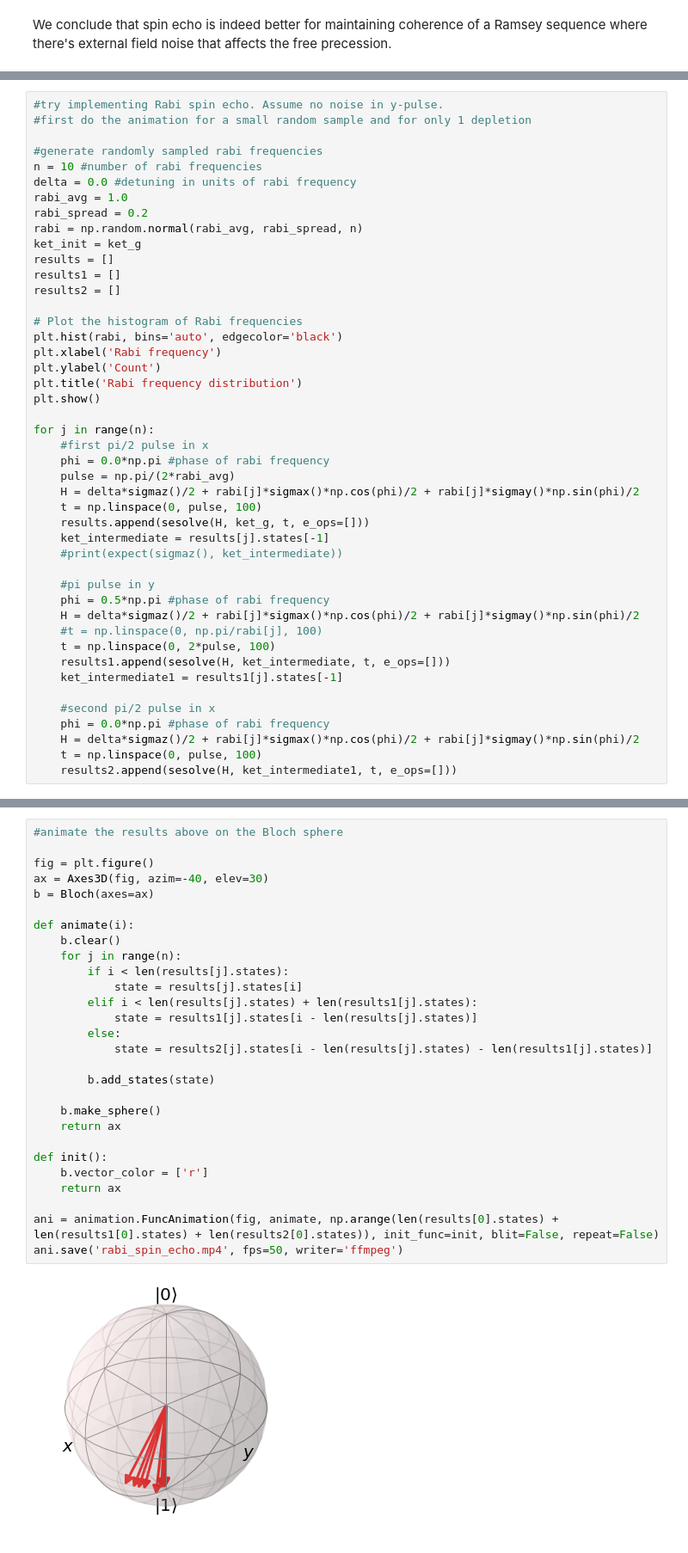
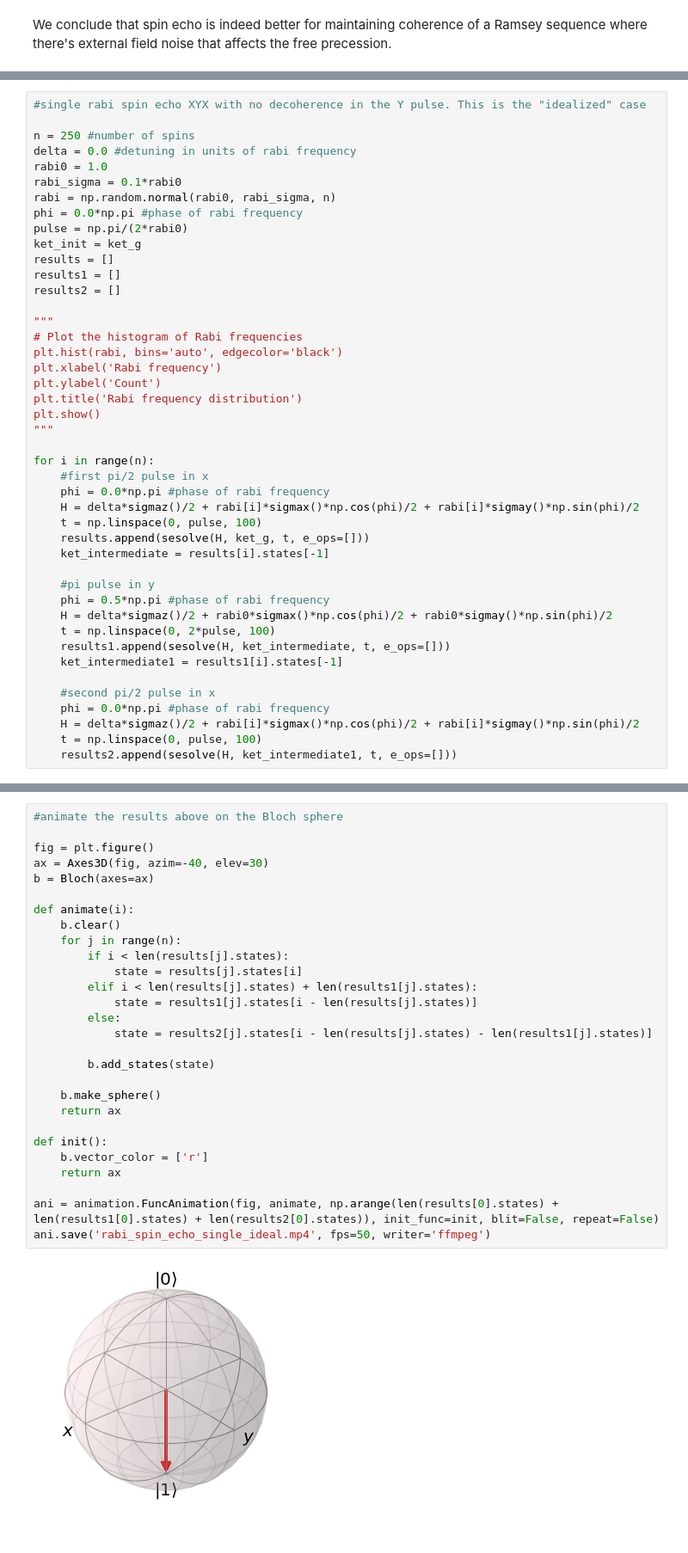
Before and after one commit to geoffrey-zheng/SrF-Calcs, a Jupyter notebook: Microwaves/Rotational-State-Transfer/spin-echo.ipynb, the cells around one changed output, grey strips where cells are left out. Shown at 86% size. Drawn from its saved outputs; the diff is of its cells as text.

```diff
--- a/Microwaves/Rotational-State-Transfer/spin-echo.ipynb
+++ b/Microwaves/Rotational-State-Transfer/spin-echo.ipynb
@@ -352,45 +357,44 @@ plt.show()
 # %%
-#try implementing Rabi spin echo. Assume no noise in y-pulse.
-#first do the animation for a small random sample and for only 1 depletion
+#single rabi spin echo XYX with no decoherence in the Y pulse. This is the "idealized" case
 
-#generate randomly sampled rabi frequencies
-n = 10 #number of rabi frequencies
+n = 250 #number of spins
 delta = 0.0 #detuning in units of rabi frequency
-rabi_avg = 1.0
-rabi_spread = 0.2
-rabi = np.random.normal(rabi_avg, rabi_spread, n)
+rabi0 = 1.0
+rabi_sigma = 0.1*rabi0
+rabi = np.random.normal(rabi0, rabi_sigma, n)
+phi = 0.0*np.pi #phase of rabi frequency
+pulse = np.pi/(2*rabi0)
 ket_init = ket_g
 results = []
 results1 = []
 results2 = []
 
+"""
 # Plot the histogram of Rabi frequencies
 plt.hist(rabi, bins='auto', edgecolor='black')
 plt.xlabel('Rabi frequency')
 plt.ylabel('Count')
 plt.title('Rabi frequency distribution')
 plt.show()
+"""
 
-for j in range(n):
+for i in range(n):
     #first pi/2 pulse in x
     phi = 0.0*np.pi #phase of rabi frequency
-    pulse = np.pi/(2*rabi_avg)
-    H = delta*sigmaz()/2 + rabi[j]*sigmax()*np.cos(phi)/2 + rabi[j]*sigmay()*np.sin(phi)/2
+    H = delta*sigmaz()/2 + rabi[i]*sigmax()*np.cos(phi)/2 + rabi[i]*sigmay()*np.sin(phi)/2
     t = np.linspace(0, pulse, 100)
     results.append(sesolve(H, ket_g, t, e_ops=[]))
-    ket_intermediate = results[j].states[-1]
-    #print(expect(sigmaz(), ket_intermediate))
+    ket_intermediate = results[i].states[-1]
 
     #pi pulse in y
     phi = 0.5*np.pi #phase of rabi frequency
-    H = delta*sigmaz()/2 + rabi[j]*sigmax()*np.cos(phi)/2 + rabi[j]*sigmay()*np.sin(phi)/2
-    #t = np.linspace(0, np.pi/rabi[j], 100)
+    H = delta*sigmaz()/2 + rabi0*sigmax()*np.cos(phi)/2 + rabi0*sigmay()*np.sin(phi)/2
     t = np.linspace(0, 2*pulse, 100)
     results1.append(sesolve(H, ket_intermediate, t, e_ops=[]))
-    ket_intermediate1 = results1[j].states[-1]
+    ket_intermediate1 = results1[i].states[-1]
 
     #second pi/2 pulse in x
     phi = 0.0*np.pi #phase of rabi frequency
-    H = delta*sigmaz()/2 + rabi[j]*sigmax()*np.cos(phi)/2 + rabi[j]*sigmay()*np.sin(phi)/2
+    H = delta*sigmaz()/2 + rabi[i]*sigmax()*np.cos(phi)/2 + rabi[i]*sigmay()*np.sin(phi)/2
     t = np.linspace(0, pulse, 100)
     results2.append(sesolve(H, ket_intermediate1, t, e_ops=[]))
@@ -399,30 +401,30 @@ for j in range(n):
 # %%
 #animate the results above on the Bloch sphere
 
 fig = plt.figure()
 ax = Axes3D(fig, azim=-40, elev=30)
 b = Bloch(axes=ax)
 
 def animate(i):
     b.clear()
     for j in range(n):
         if i < len(results[j].states):
             state = results[j].states[i]
         elif i < len(results[j].states) + len(results1[j].states):
             state = results1[j].states[i - len(results[j].states)]
         else:
             state = results2[j].states[i - len(results[j].states) - len(results1[j].states)]
 
         b.add_states(state)
 
     b.make_sphere()
     return ax
 
 def init():
     b.vector_color = ['r']
     return ax
 
 ani = animation.FuncAnimation(fig, animate, np.arange(len(results[0].states) + len(results1[0].states) + len(results2[0].states)), init_func=init, blit=False, repeat=False)
-ani.save('rabi_spin_echo.mp4', fps=50, writer='ffmpeg')
+ani.save('rabi_spin_echo_single_ideal.mp4', fps=50, writer='ffmpeg')
 # %% [output]
-[figure, old version]
+[figure, new version]
```
Also changed, not shown: parts of 11 cells of this notebook, 6 other files.
